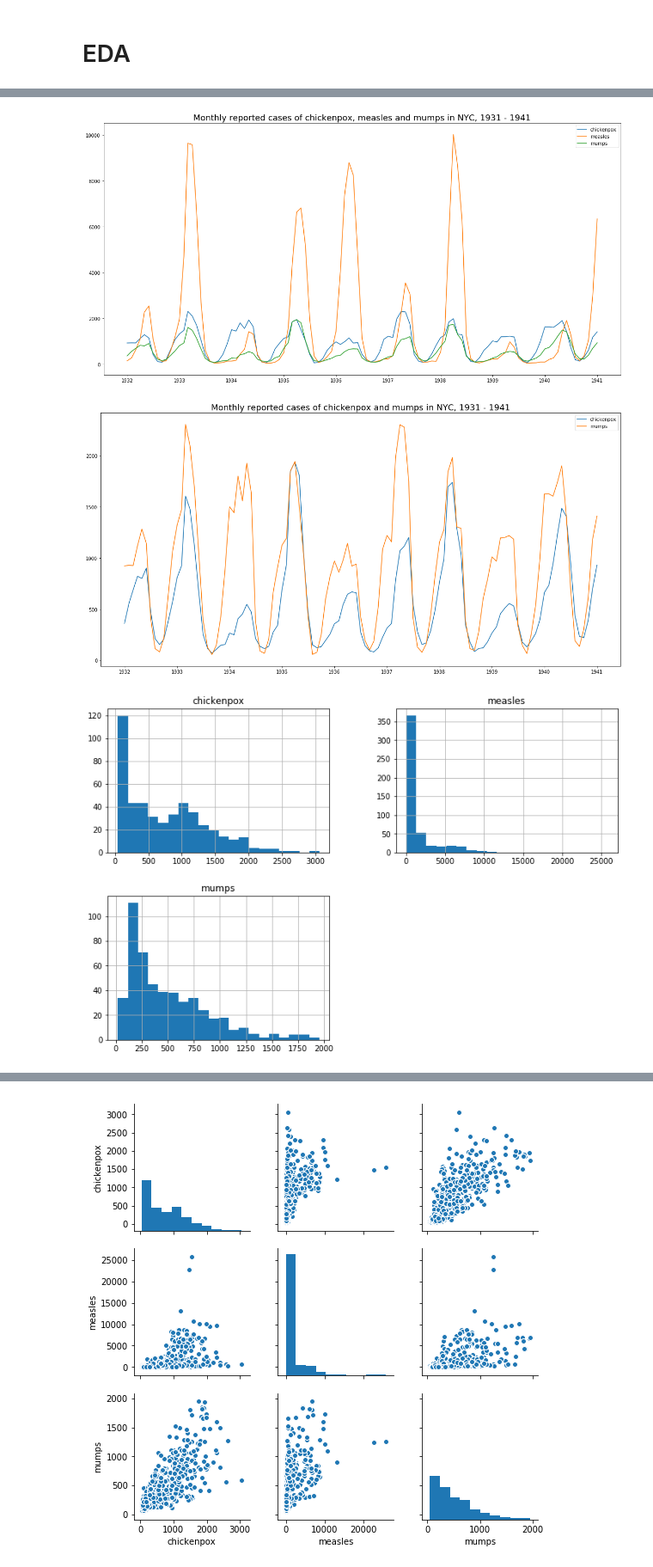
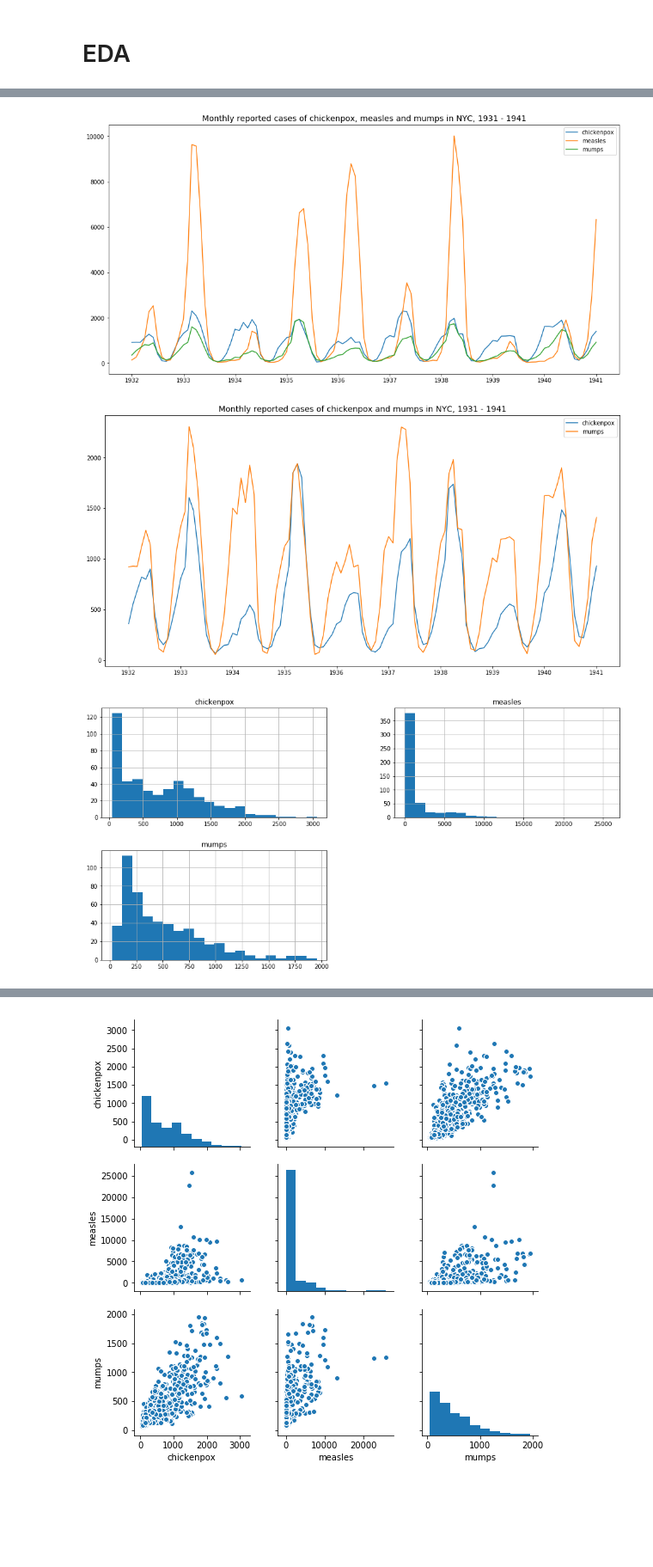
Before and after one commit to DineshPendyala/Start-ML, a Jupyter notebook: projects/04/mmedeiros_eda.ipynb, the cells around one changed output, grey strips where cells are left out. Shown at 86% size. Saved outputs shown, nothing was run; the diff lists cells and outputs as text; code cells hidden in the pictures; blank space fills up the shorter version.

```diff
--- a/projects/04/mmedeiros_eda.ipynb
+++ b/projects/04/mmedeiros_eda.ipynb
@@ -7,6 +14,8 @@ import matplotlib.pyplot as plt
 from pandas.plotting import autocorrelation_plot
 import seaborn as sns
 import datetime as dt
+
+plt.rcParams['figure.figsize'] = (16.0, 8.0) # set default chart size for notebook
 # %% [markdown]
 # Import and clean the data sets
 There is a time series for chickenpox, measles and mumps
@@ -53,8 +62,8 @@ data.tail() # note: chickenpox has been converted to a float since it now includ
 ## Save 1971 and beyond as the 'future'
 We will ignore this for all our EDA and training / testing
 # %%
-the_future = data[data.month>='1970-1-1']
-data = data[data.month<'1970-1-1']
+the_future = data[data.month>='1971-1-1']
+data = data[data.month<'1971-1-1']
 # %%
 data.tail()
 # %% [output]
@@ -87,26 +96,26 @@ plt.show()
 # %%
 # Plot all three over a shorter time period
-plt.figure(figsize=(20,10))
-plt.title('Monthly reported cases of chickenpox, measles and mumps in NYC, 1931 - 1941', fontsize=18)
+#plt.figure(figsize=(20,10))
+plt.title('Monthly reported cases of chickenpox, measles and mumps in NYC, 1931 - 1941', fontsize=14)
 plt.plot(data.month[48:157], data[['chickenpox','measles','mumps']][48:157])
 plt.legend(['chickenpox','measles','mumps'])
 plt.show()
 # %% [output]
-[figure, old version]
+[figure, new version]
 # %%
 # Plot mumps + chickenpox over a shorter time period
-plt.figure(figsize=(20,10))
-plt.title('Monthly reported cases of chickenpox and mumps in NYC, 1931 - 1941', fontsize=18)
+#plt.figure(figsize=(20,10))
+plt.title('Monthly reported cases of chickenpox and mumps in NYC, 1931 - 1941', fontsize=14)
 plt.plot(data.month[48:157], data.mumps[48:157])
 plt.plot(data.month[48:157], data.chickenpox[48:157])
 plt.legend(['chickenpox','mumps'])
 plt.show()
 # %% [output]
-[figure, old version]
+[figure, new version]
 # %%
 # See the distributions of each
-data.hist(bins=20, figsize=(12,8))
+data.hist(bins=20)#, figsize=(12,8))
 plt.show()
 # %% [output]
-[figure, old version]
+[figure, new version]
 # %%
```
Also changed, not shown: parts of 74 cells of this notebook, 14 other files.
